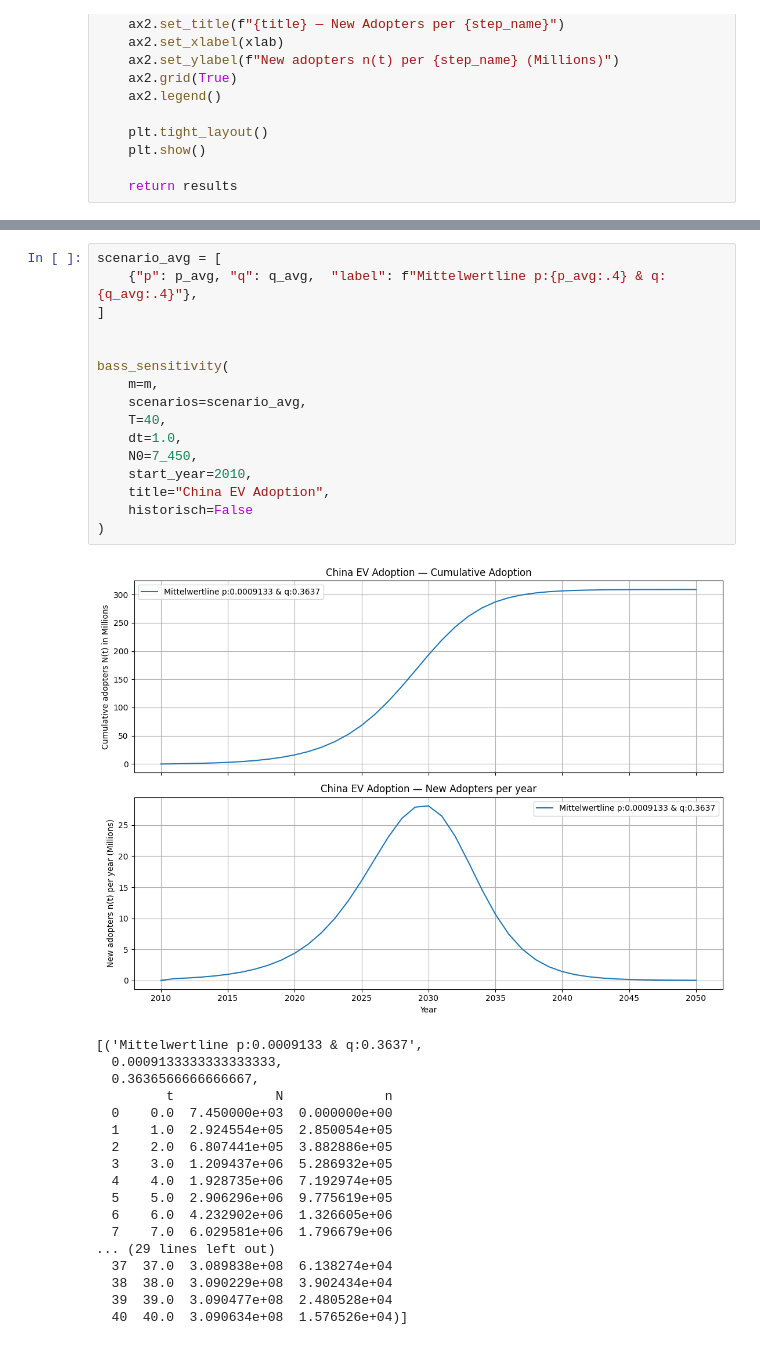
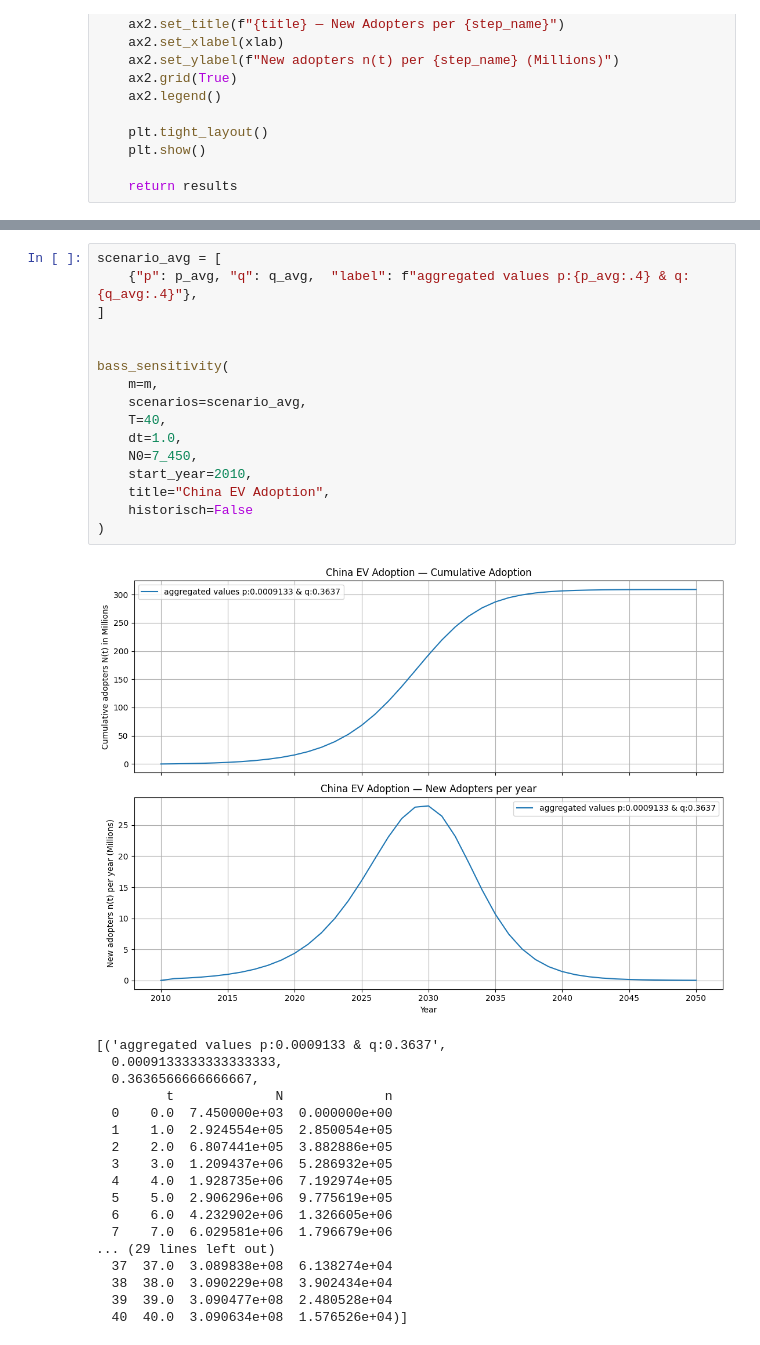
Before and after one commit to morteezzaa/energy-economics-ws25-26-ev-china, a Jupyter notebook: ev-china-model.ipynb, the cells around one changed output, grey strips where cells are left out. Saved outputs shown, nothing was run; the diff lists cells and outputs as text.

```diff
--- a/ev-china-model.ipynb
+++ b/ev-china-model.ipynb
@@ -192,23 +192,23 @@ bass_sensitivity(
   40  40.0  3.090733e+08  1.036798e+04)]
 # %%
 scenario_avg = [
-    {"p": p_avg, "q": q_avg,  "label": f"Mittelwertline p:{p_avg:.4} & q:{q_avg:.4}"},
+    {"p": p_avg, "q": q_avg,  "label": f"aggregated values p:{p_avg:.4} & q:{q_avg:.4}"},
 ]
 
 
 bass_sensitivity(
     m=m,
     scenarios=scenario_avg,
     T=40,
     dt=1.0,
     N0=7_450,
     start_year=2010,
     title="China EV Adoption",
     historisch=False
 )
 # %% [output]
-[figure, old version]
+[figure, new version]
-[('Mittelwertline p:0.0009133 & q:0.3637',
+[('aggregated values p:0.0009133 & q:0.3637',
   0.0009133333333333333,
   0.3636566666666667,
          t             N             n
```
Also changed, not shown: parts of 1 cell of this notebook, 2 other files.
